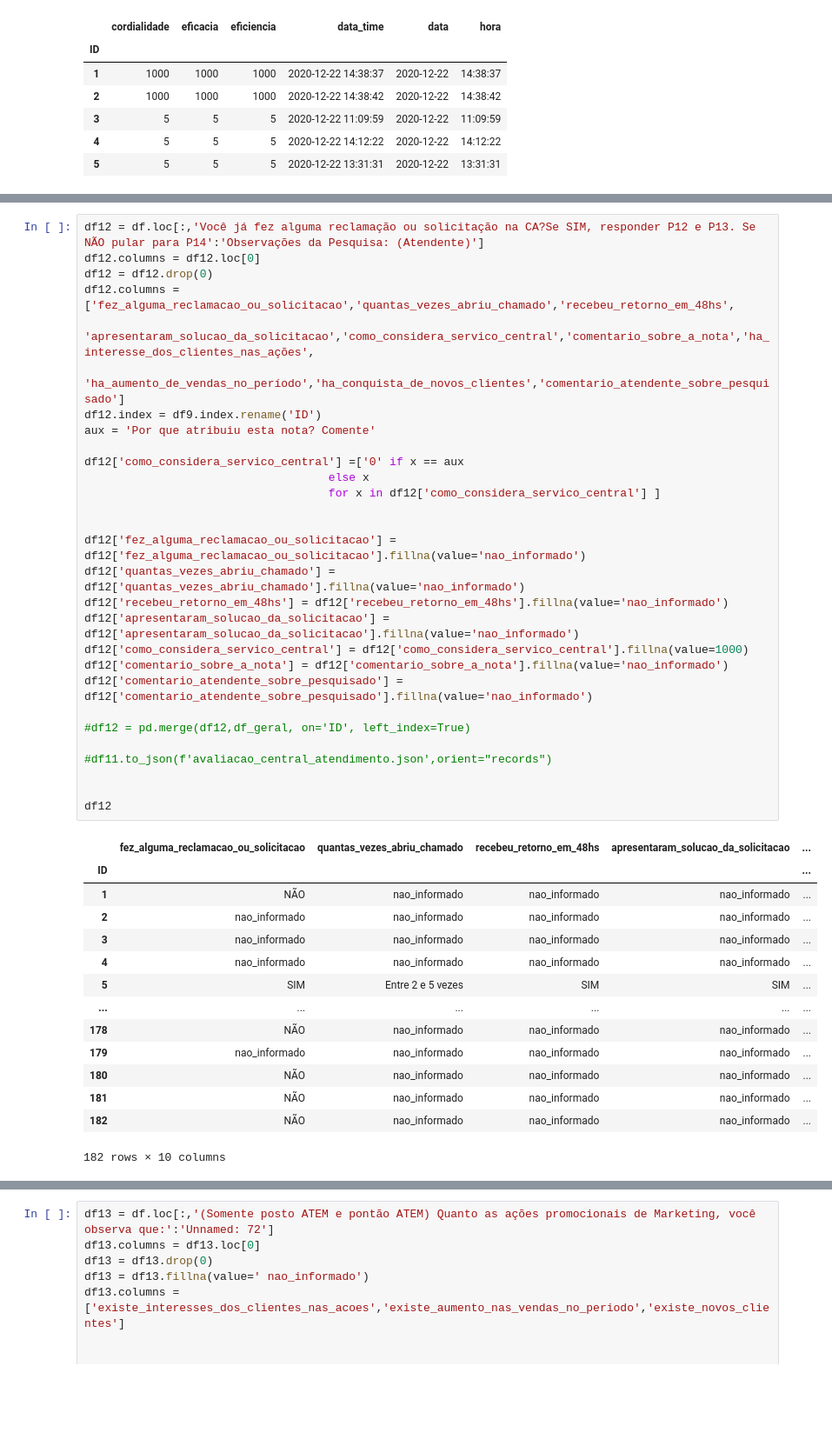
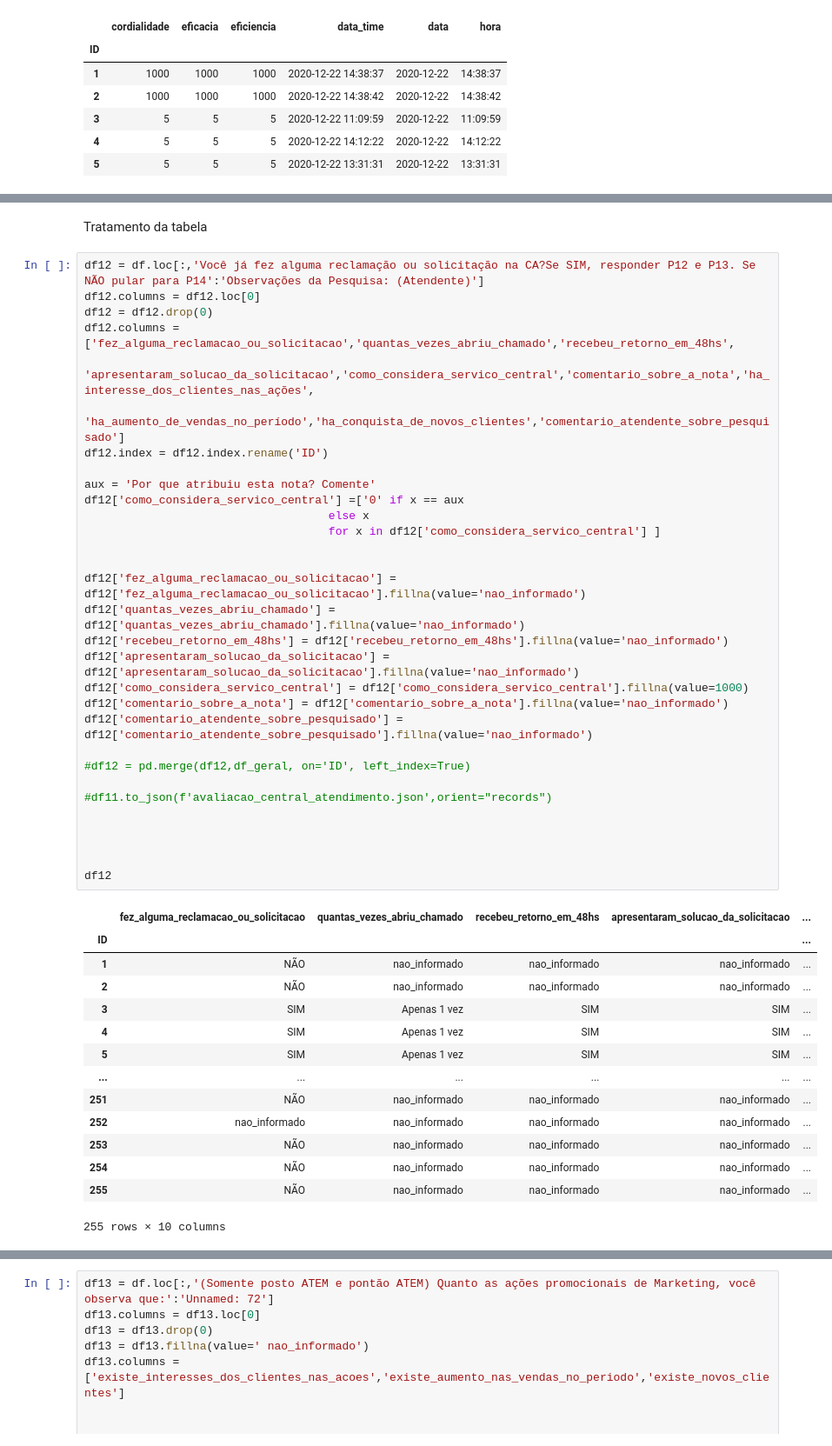
Before and after one commit to DevNicque/MyCods, a Jupyter notebook: Cópia_de_base_atem_transformer.ipynb, the cells around one changed output, grey strips where cells are left out. Shown at 87% size. Drawn from its saved outputs; the diff is of its cells as text; blank space fills up the shorter version.

```diff
--- a/Cópia_de_base_atem_transformer.ipynb
+++ b/Cópia_de_base_atem_transformer.ipynb
@@ -559,44 +848,48 @@ helpers.bulk(es,itens)
+# %% [markdown]
+Tratamento da tabela
 # %%
 df12 = df.loc[:,'Você já fez alguma reclamação ou solicitação na CA?Se SIM, responder P12 e P13. Se NÃO pular para P14':'Observações da Pesquisa: (Atendente)']
 df12.columns = df12.loc[0]
 df12 = df12.drop(0)
 df12.columns = ['fez_alguma_reclamacao_ou_solicitacao','quantas_vezes_abriu_chamado','recebeu_retorno_em_48hs',
                 'apresentaram_solucao_da_solicitacao','como_considera_servico_central','comentario_sobre_a_nota','ha_interesse_dos_clientes_nas_ações',
                 'ha_aumento_de_vendas_no_período','ha_conquista_de_novos_clientes','comentario_atendente_sobre_pesquisado']
-df12.index = df9.index.rename('ID')
+df12.index = df12.index.rename('ID')
+
 aux = 'Por que atribuiu esta nota? Comente'
-
 df12['como_considera_servico_central'] =['0' if x == aux
                                     else x
                                     for x in df12['como_considera_servico_central'] ]
 
 
 df12['fez_alguma_reclamacao_ou_solicitacao'] = df12['fez_alguma_reclamacao_ou_solicitacao'].fillna(value='nao_informado')
 df12['quantas_vezes_abriu_chamado'] = df12['quantas_vezes_abriu_chamado'].fillna(value='nao_informado')
 df12['recebeu_retorno_em_48hs'] = df12['recebeu_retorno_em_48hs'].fillna(value='nao_informado')
 df12['apresentaram_solucao_da_solicitacao'] = df12['apresentaram_solucao_da_solicitacao'].fillna(value='nao_informado')
 df12['como_considera_servico_central'] = df12['como_considera_servico_central'].fillna(value=1000)
 df12['comentario_sobre_a_nota'] = df12['comentario_sobre_a_nota'].fillna(value='nao_informado')
 df12['comentario_atendente_sobre_pesquisado'] = df12['comentario_atendente_sobre_pesquisado'].fillna(value='nao_informado')
 
 #df12 = pd.merge(df12,df_geral, on='ID', left_index=True)
 
 #df11.to_json(f'avaliacao_central_atendimento.json',orient="records")
 
 
+
+
 df12
 # %% [output]
 |  | fez_alguma_reclamacao_ou_solicitacao | quantas_vezes_abriu_chamado | recebeu_retorno_em_48hs | apresentaram_solucao_da_solicitacao | ... |
 | ID |  |  |  |  | ... |
 | 1 | NÃO | nao_informado | nao_informado | nao_informado | ... |
-| 2 | nao_informado | nao_informado | nao_informado | nao_informado | ... |
-| 3 | nao_informado | nao_informado | nao_informado | nao_informado | ... |
-| 4 | nao_informado | nao_informado | nao_informado | nao_informado | ... |
-| 5 | SIM | Entre 2 e 5 vezes | SIM | SIM | ... |
+| 2 | NÃO | nao_informado | nao_informado | nao_informado | ... |
+| 3 | SIM | Apenas 1 vez | SIM | SIM | ... |
+| 4 | SIM | Apenas 1 vez | SIM | SIM | ... |
+| 5 | SIM | Apenas 1 vez | SIM | SIM | ... |
 | ... | ... | ... | ... | ... | ... |
-| 178 | NÃO | nao_informado | nao_informado | nao_informado | ... |
-| 179 | nao_informado | nao_informado | nao_informado | nao_informado | ... |
-| 180 | NÃO | nao_informado | nao_informado | nao_informado | ... |
-| 181 | NÃO | nao_informado | nao_informado | nao_informado | ... |
-| 182 | NÃO | nao_informado | nao_informado | nao_informado | ... |
+| 251 | NÃO | nao_informado | nao_informado | nao_informado | ... |
+| 252 | nao_informado | nao_informado | nao_informado | nao_informado | ... |
+| 253 | NÃO | nao_informado | nao_informado | nao_informado | ... |
+| 254 | NÃO | nao_informado | nao_informado | nao_informado | ... |
+| 255 | NÃO | nao_informado | nao_informado | nao_informado | ... |
-182 rows × 10 columns
+255 rows × 10 columns
```
Also changed, not shown: parts of 53 cells of this notebook.
